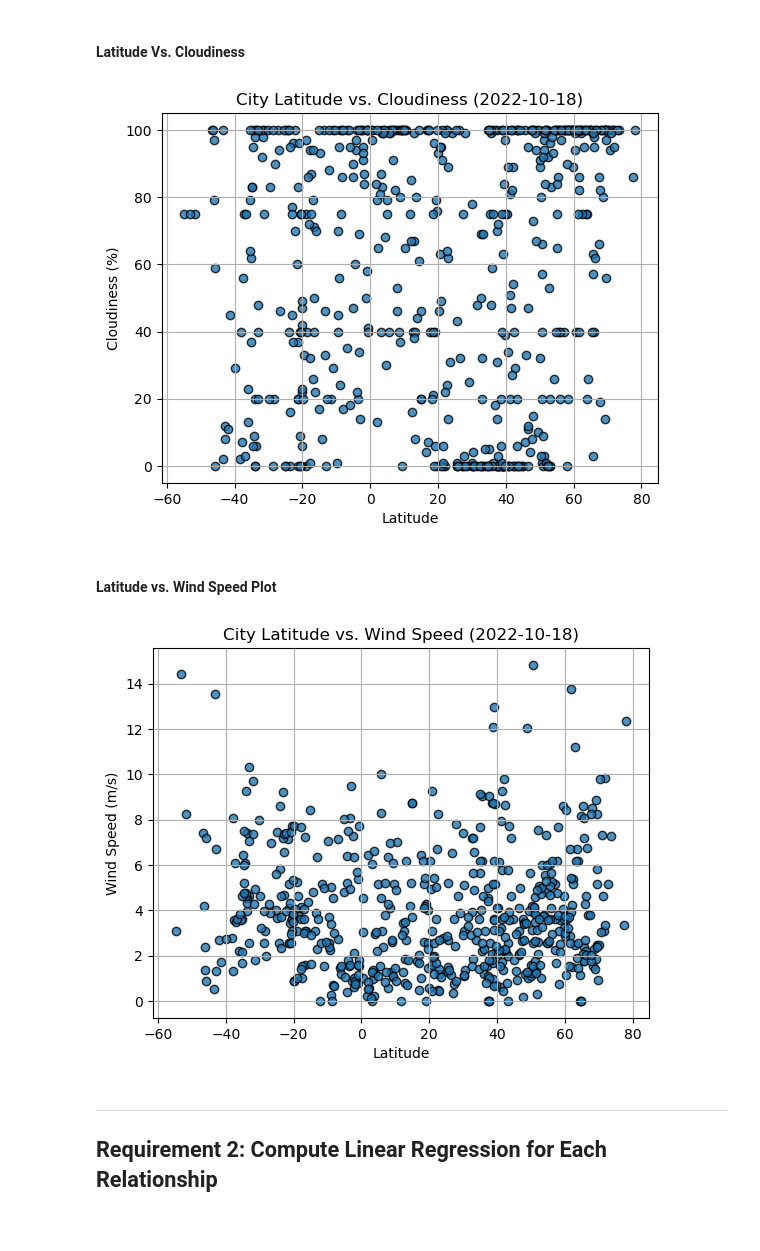
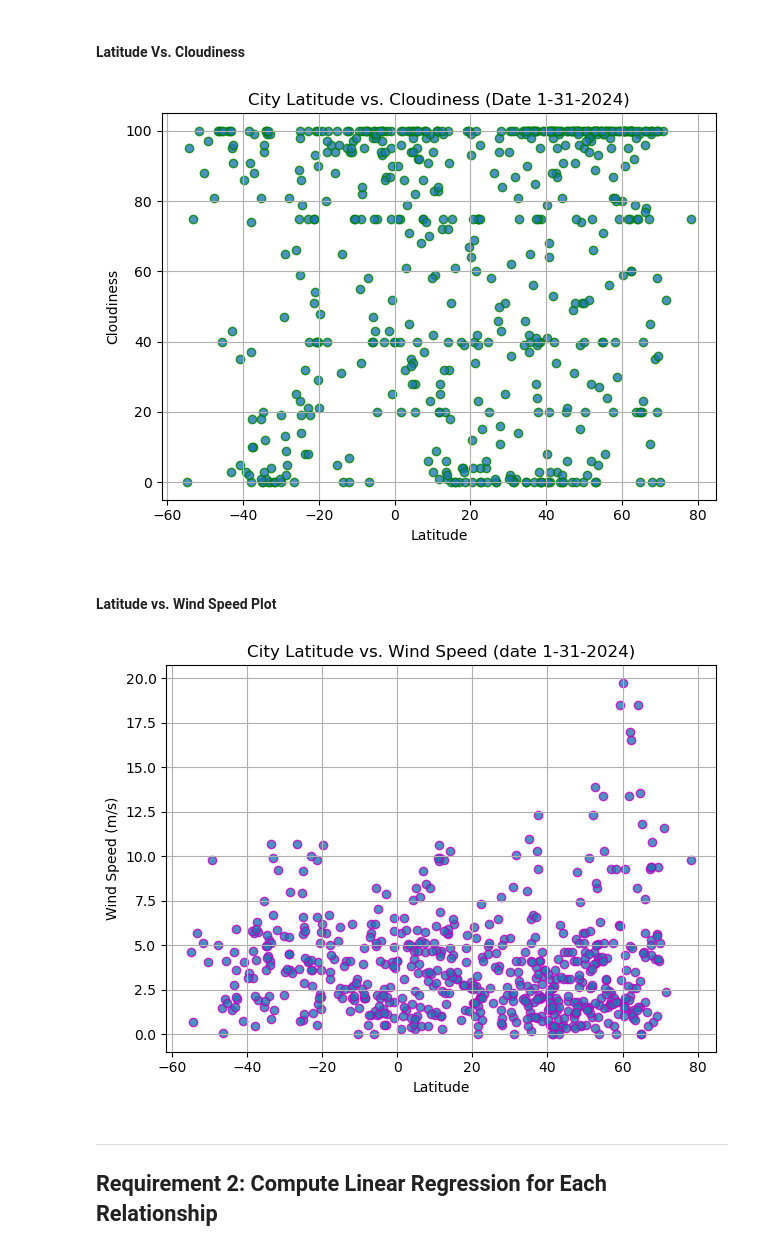
Before and after one commit to owenpollard97/python-api-challenge, a Jupyter notebook: WeatherPy/WeatherPy.ipynb, the cells around one changed output. Saved outputs shown, nothing was run; the diff lists cells and outputs as text; code cells hidden in the pictures.

```diff
--- a/WeatherPy/WeatherPy.ipynb
+++ b/WeatherPy/WeatherPy.ipynb
@@ -218,27 +325,35 @@ plt.show()
 # %% [markdown]
 #### Latitude Vs. Cloudiness
 # %%
-# Build the scatter plots for latitude vs. cloudiness
-# YOUR CODE HERE
+# Build the scatter plots for latitude vs. humidity
+plt.scatter(city_data_df["Lat"], city_data_df["Cloudiness"], alpha=.8, edgecolors="g")
 
 # Incorporate the other graph properties
-# YOUR CODE HERE
+plt.xlabel("Latitude")
+plt.ylabel("Cloudiness")
+plt.title(f"City Latitude vs. Cloudiness ({'Date 1-31-2024'})")
+plt.grid(True)
+plt.tight_layout()
 
 # Save the figure
 plt.savefig("output_data/Fig3.png")
 
 # Show plot
 plt.show()
 # %% [output]
-[figure, old version]
+[figure, new version]
 # %% [markdown]
 #### Latitude vs. Wind Speed Plot
 # %%
 # Build the scatter plots for latitude vs. wind speed
-# YOUR CODE HERE
+plt.scatter(city_data_df["Lat"], city_data_df["Wind Speed"], alpha=.8, edgecolors="m")
 
 # Incorporate the other graph properties
-# YOUR CODE HERE
+plt.xlabel("Latitude")
+plt.ylabel("Wind Speed (m/s)")
+plt.title(f"City Latitude vs. Wind Speed ({'date 1-31-2024'})")
+plt.grid(True)
+plt.tight_layout()
 
 # Save the figure
 plt.savefig("output_data/Fig4.png")
@@ -246,7 +361,7 @@ plt.savefig("output_data/Fig4.png")
 # Show plot
 plt.show()
 # %% [output]
-[figure, old version]
+[figure, new version]
 # %% [markdown]
 ---
 
```
Also changed, not shown: parts of 40 cells of this notebook, 8 other files.
